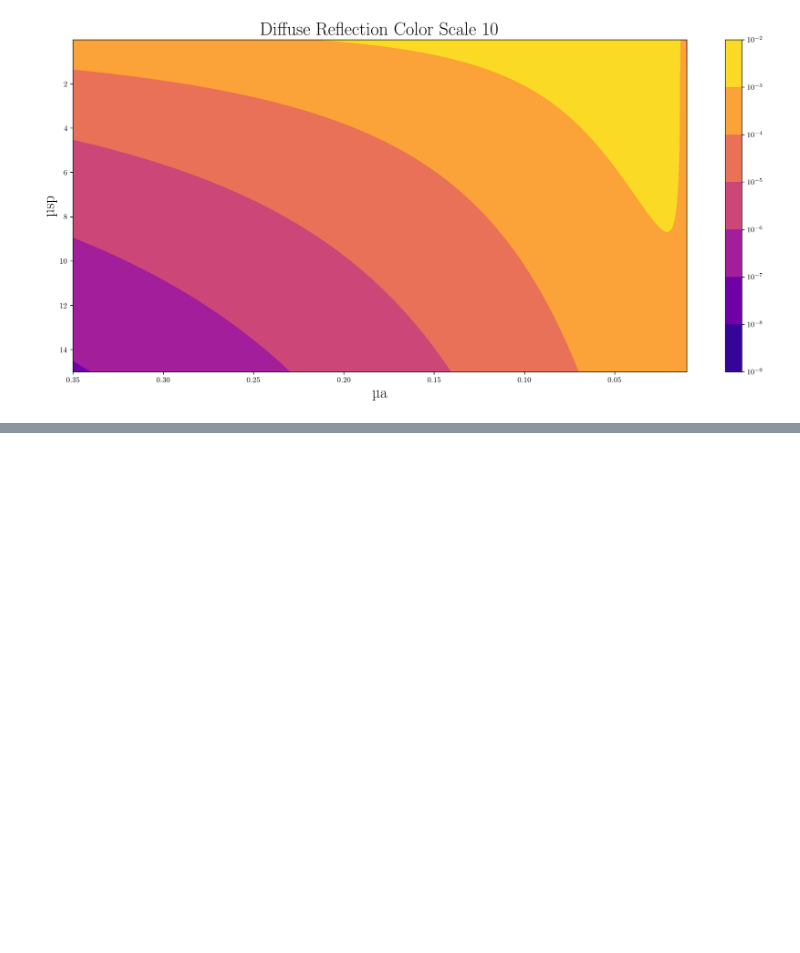
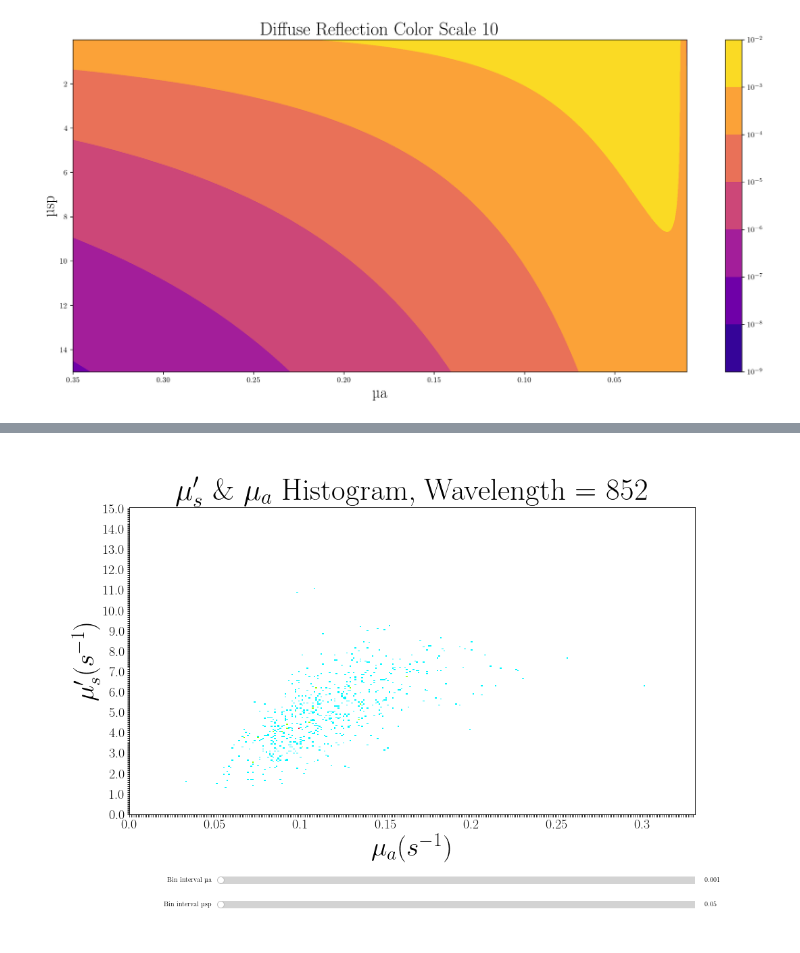
Before and after one commit to FNNDSC-BabyNIRS/Diffuse_Reflectance_Analysis, a Jupyter notebook: µs_and_DR.ipynb, the cells around one changed output, grey strips where cells are left out. Drawn from its saved outputs; the diff is of its cells as text; code cells hidden in the pictures; blank space fills up the shorter version.

```diff
--- a/µs_and_DR.ipynb
+++ b/µs_and_DR.ipynb
@@ -190,0 +193,82 @@ for wl in wavelengths:
+# %%
+
+
+wl = '852'
+µsp_bin = 1; µa_bin = 0.05
+ax_fontsize_d = 20
+
+plasma_colormap = np.flipud(plt.cm.gist_rainbow(np.linspace(0, 1, 256))); plasma_colormap = np.delete(plasma_colormap,np.arange(0,30),0);
+white_colormap = np.array([[1, 1, 1, 1]])  # White color in RGBA format
+custom_colormap = np.concatenate((white_colormap, plasma_colormap), axis=0)
+cmap = LinearSegmentedColormap.from_list('custom_cmap', custom_colormap)
+first_time = True
+
+# Function to update the pcolor plot based on the slider values
+def update_plot(ax, µ_a_bin, µ_sp_bin):
+    x_tick_values, y_tick_values, filled_bins = filling_hist(µa_dict[wl],µsp_dict[wl], µ_a_bin,µ_sp_bin,max_value_µa,max_value_µsp)
+    ax.clear()
+    ax.pcolor(filled_bins, cmap=cmap)
+    #ax.set_title(r'$\mathrm{Wavelength\ ' + str(wavelength) + '}$', fontsize=18, fontweight='bold', fontfamily='DejaVu Sans')
+    ax.set_xticks(np.arange(len(x_tick_values)), labels=x_tick_values)
+    ax.set_yticks(np.arange(len(y_tick_values)), labels=y_tick_values)
+    labels_of_interest_y =np.arange(0,max_value_µsp+µsp_bin,µsp_bin); labels_of_interest_x = np.arange(0,max_value_µa+µa_bin,µa_bin)
+    if µsp_bin < 0.01:
+        new_labels_y = ['%.2E' % Decimal(str(label)) if label in labels_of_interest_y else "" for label in y_tick_values]
+
+    else:
+        new_labels_y = [label if label in np.round(labels_of_interest_y,3) else "" for label in y_tick_values]
+
+
+    new_labels_x = [label if label in np.round(labels_of_interest_x,3) else "" for label in x_tick_values]
+    ax.set_yticklabels(new_labels_y, size = ax_fontsize_d); ax.set_xticklabels(new_labels_x, size = ax_fontsize_d)
+
+    pcm = ax.pcolor(filled_bins, cmap=cmap)
+    norm = plt.Normalize(vmin=1, vmax=pcm.get_array().max())
+    #cbar = plt.colorbar(pcm, ax=ax, orientation="vertical", ticks=np.arange(1, pcm.get_array().max() + 1))
+
+
+    ax.set_xlabel(fr'$\mu_a (s^{{-1}})$',size=40)
+    ax.set_ylabel(fr"$\mu_s' (s^{{-1}})$",size=40)
+    ax.set_title(fr"$\mu_s'$  $\&$  $\mu_a$ Histogram, Wavelength = {wl}", size = 45)
+
+
+# Create a figure and axis
+fig_µ, axµ = plt.subplots(figsize=(15,10))
+plt.subplots_adjust(bottom=0.25)
+
+# Initial slider values
+initial_slider_µa = 0.001
+initial_slider_µsp = 0.05
+
+# Create sliders
+slider_ax1 = plt.axes([0.25, 0.1, 0.65, 0.03])
+slider_ax2 = plt.axes([0.25, 0.05, 0.65, 0.03])
+
+initial_slider_val_a = initial_slider_µa
+final_slider_val_a = 0.01
+slider_step_µa = 0.001
+
+initial_slider_val_sp = initial_slider_µsp
+final_slider_val_sp = 0.7
+slider_step_µsp = initial_slider_µsp
+
+bin_len_µa = Slider(slider_ax1, 'Bin interval µa', initial_slider_val_a, final_slider_val_a,
+                    valinit=initial_slider_val_a, valstep=slider_step_µa)
+bin_len_µsp = Slider(slider_ax2, 'Bin interval µsp', initial_slider_val_sp, final_slider_val_sp,
+                     valinit=initial_slider_µsp, valstep=slider_step_µsp)
+
+# Add event listeners to the sliders
+def slider_update(val):
+    #axμ.colorbar.remove()
+    update_plot(axµ, bin_len_µa.val, bin_len_µsp.val)
+
+bin_len_µa.on_changed(slider_update)
+bin_len_µsp.on_changed(slider_update)
+
+# Initial plot
+update_plot(axµ, initial_slider_µa, initial_slider_µsp)
+first_time=False
+
+plt.show()
+# %% [output]
+[figure, added]
```
Also changed, not shown: parts of 10 cells of this notebook, 1 other file.
